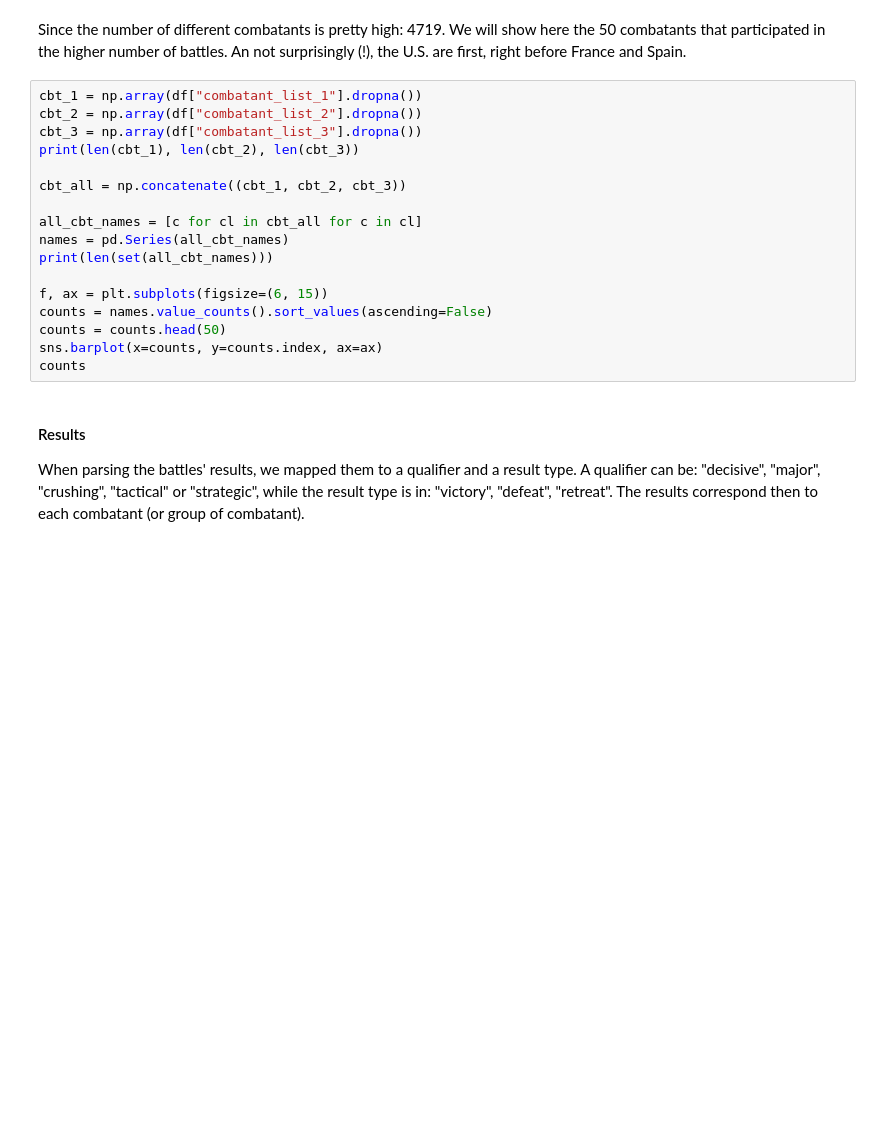
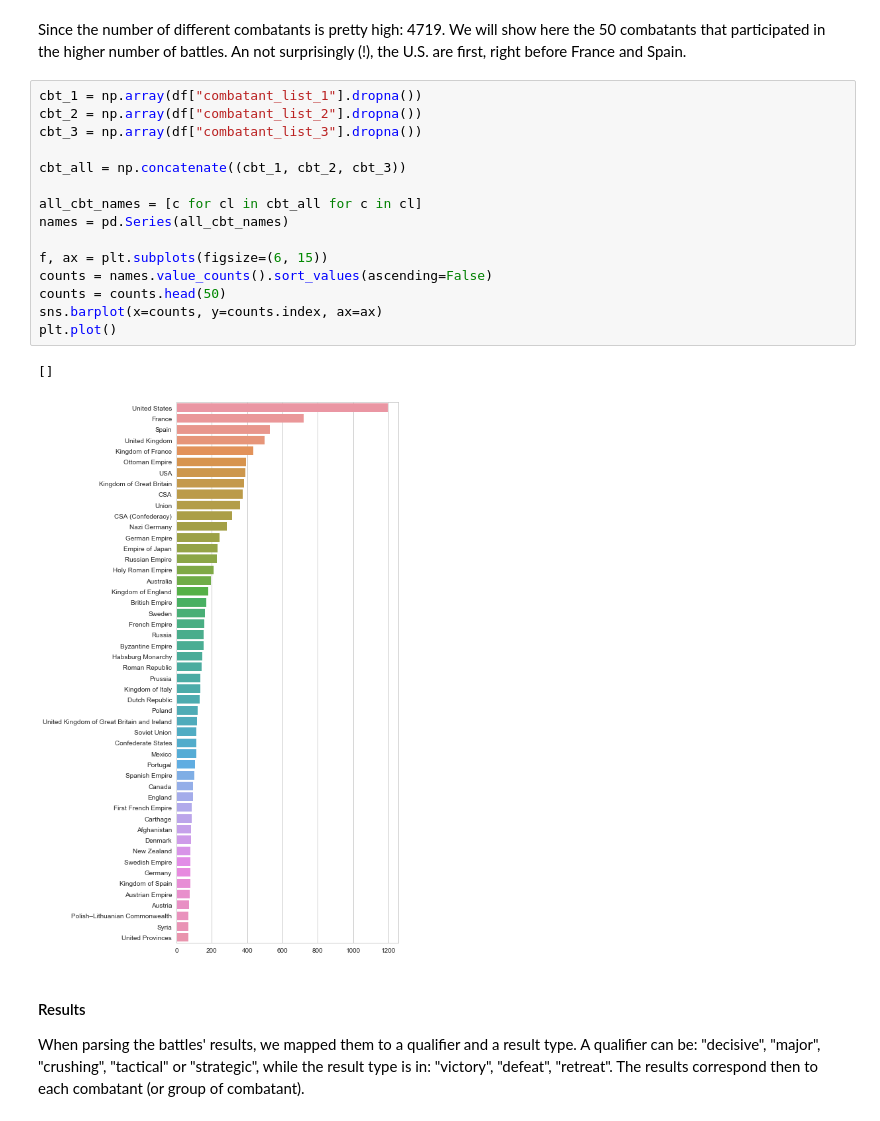
Before and after one commit to ChristianMct/ADA2017-Homeworks, a Jupyter notebook: project/milestone_2.ipynb, the cells around one changed output. Cells and saved outputs as stored; diff of their text form; blank space fills up the shorter version.

```diff
--- a/project/milestone_2.ipynb
+++ b/project/milestone_2.ipynb
@@ -314,20 +444,21 @@ Since the number of different combatants is pretty high: 4719. We will show here
 # %%
 cbt_1 = np.array(df["combatant_list_1"].dropna())
 cbt_2 = np.array(df["combatant_list_2"].dropna())
 cbt_3 = np.array(df["combatant_list_3"].dropna())
-print(len(cbt_1), len(cbt_2), len(cbt_3))
 
 cbt_all = np.concatenate((cbt_1, cbt_2, cbt_3))
 
 all_cbt_names = [c for cl in cbt_all for c in cl]
 names = pd.Series(all_cbt_names)
-print(len(set(all_cbt_names)))
 
 f, ax = plt.subplots(figsize=(6, 15))
 counts = names.value_counts().sort_values(ascending=False)
 counts = counts.head(50)
 sns.barplot(x=counts, y=counts.index, ax=ax)
-counts
+plt.plot()
+# %% [output]
+[]
+[figure, added]
 # %% [markdown]
 #### Results
 
```
Also changed, not shown: parts of 23 cells of this notebook.
